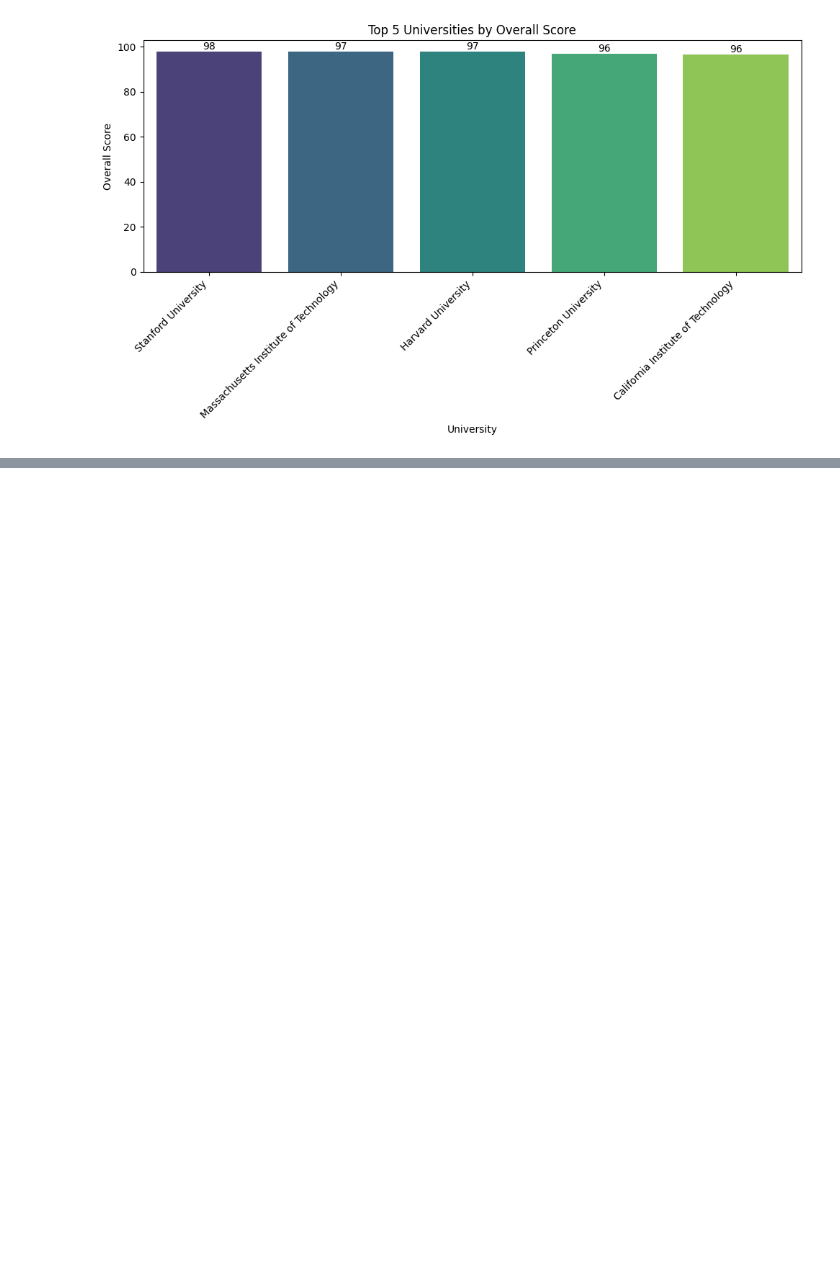
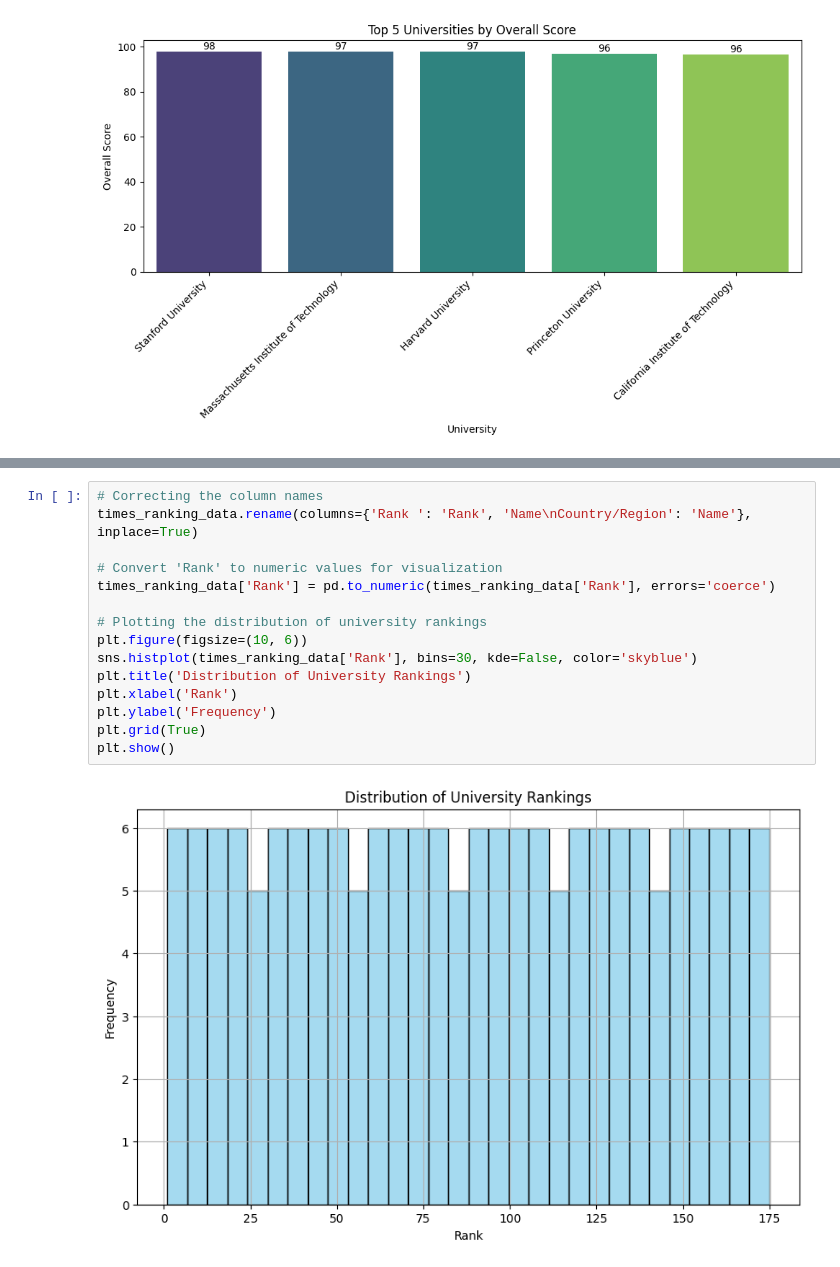
Before and after one commit to NizamIfar/589Project, a Jupyter notebook: Coding Files/Times EDA.ipynb, the cells around one changed output, grey strips where cells are left out. Cells and saved outputs as stored; diff of their text form; blank space fills up the shorter version.

```diff
--- a/Coding Files/Times EDA.ipynb
+++ b/Coding Files/Times EDA.ipynb
@@ -135,0 +115,17 @@ plt.show()
+# %%
+# Correcting the column names
+times_ranking_data.rename(columns={'Rank ': 'Rank', 'Name\nCountry/Region': 'Name'}, inplace=True)
+
+# Convert 'Rank' to numeric values for visualization
+times_ranking_data['Rank'] = pd.to_numeric(times_ranking_data['Rank'], errors='coerce')
+
+# Plotting the distribution of university rankings
+plt.figure(figsize=(10, 6))
+sns.histplot(times_ranking_data['Rank'], bins=30, kde=False, color='skyblue')
+plt.title('Distribution of University Rankings')
+plt.xlabel('Rank')
+plt.ylabel('Frequency')
+plt.grid(True)
+plt.show()
+# %% [output]
+[figure, added]
```
Also changed, not shown: parts of 7 cells of this notebook, 1 other file.
